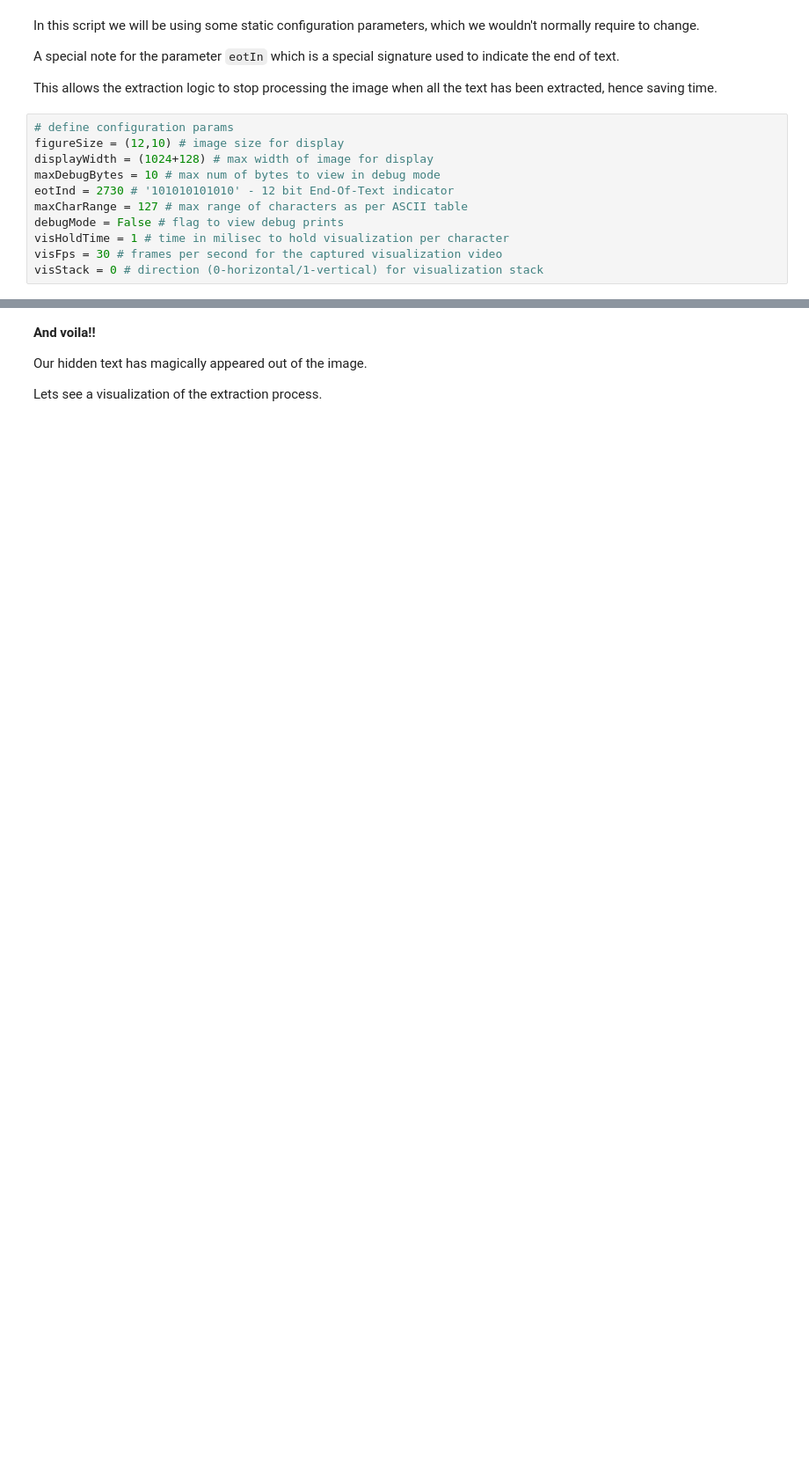
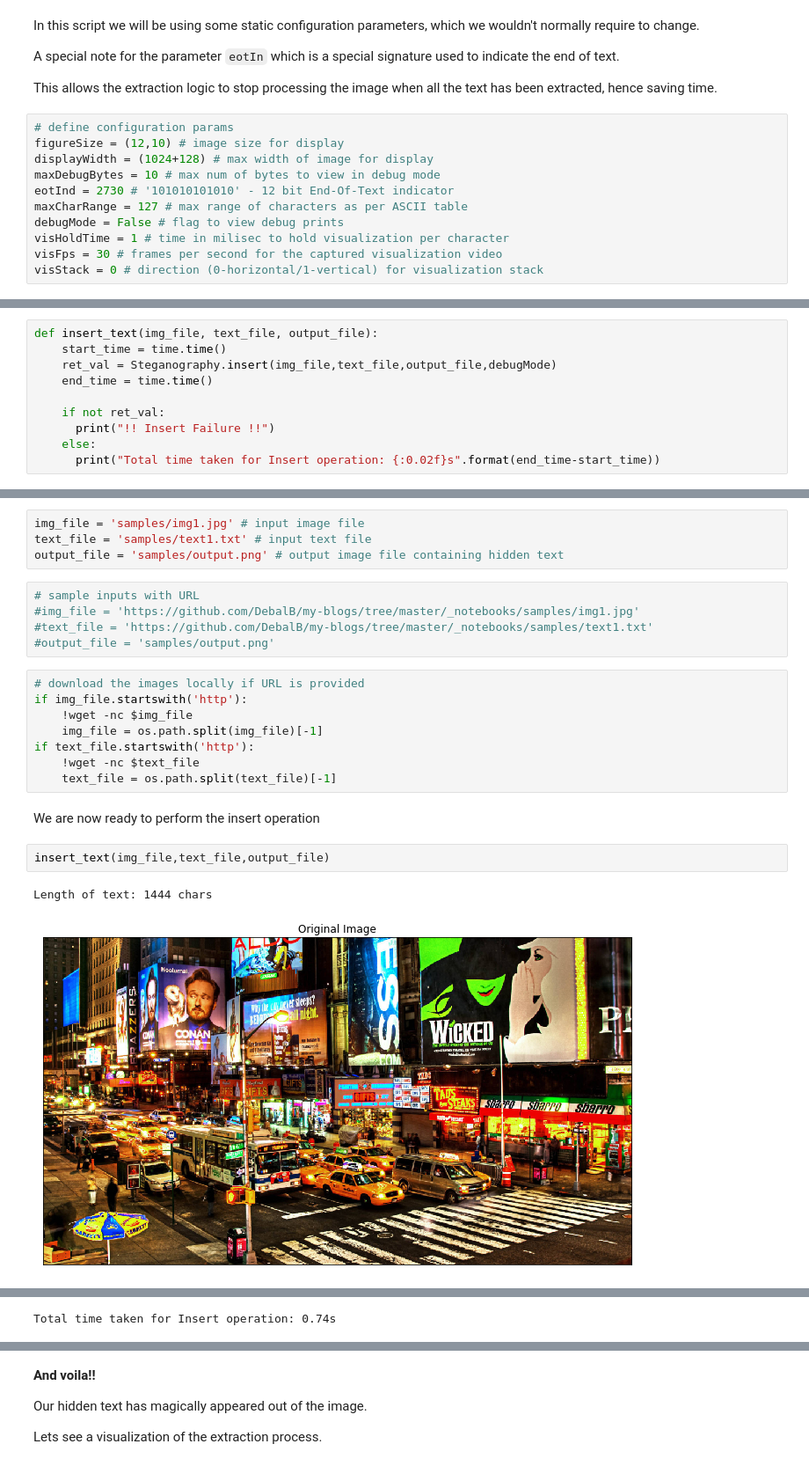
Before and after one commit to DebalB/my-blogs, a Jupyter notebook: _notebooks/2020-06-28-steganography_text.ipynb, the cells around one changed output, grey strips where cells are left out. Shown at 88% size. Drawn from its saved outputs; the diff is of its cells as text; blank space fills up the shorter version.

```diff
--- a/_notebooks/2020-06-28-steganography_text.ipynb
+++ b/_notebooks/2020-06-28-steganography_text.ipynb
@@ -393,0 +462,10 @@ class Steganography(object):
+# %%
+def insert_text(img_file, text_file, output_file):
+    start_time = time.time()
+    ret_val = Steganography.insert(img_file,text_file,output_file,debugMode)
+    end_time = time.time()
+
+    if not ret_val:
+      print("!! Insert Failure !!")
+    else:
+      print("Total time taken for Insert operation: {:0.02f}s".format(end_time-start_time))
@@ -393,0 +478,24 @@ class Steganography(object):
+# %%
+img_file = 'samples/img1.jpg' # input image file
+text_file = 'samples/text1.txt' # input text file
+output_file = 'samples/output.png' # output image file containing hidden text
+# %%
+# sample inputs with URL
+#img_file = 'https://github.com/DebalB/my-blogs/tree/master/_notebooks/samples/img1.jpg'
+#text_file = 'https://github.com/DebalB/my-blogs/tree/master/_notebooks/samples/text1.txt'
+#output_file = 'samples/output.png'
+# %%
+# download the images locally if URL is provided
+if img_file.startswith('http'):
+    !wget -nc $img_file
+    img_file = os.path.split(img_file)[-1]
+if text_file.startswith('http'):
+    !wget -nc $text_file
+    text_file = os.path.split(text_file)[-1]
+# %% [markdown]
+ We are now ready to perform the insert operation
+# %%
+insert_text(img_file,text_file,output_file)
+# %% [output]
+Length of text: 1444 chars
+[figure, added]
@@ -393,0 +503 @@ class Steganography(object):
+Total time taken for Insert operation: 0.74s
```
Also changed, not shown: parts of 26 cells of this notebook, 5 other files.
